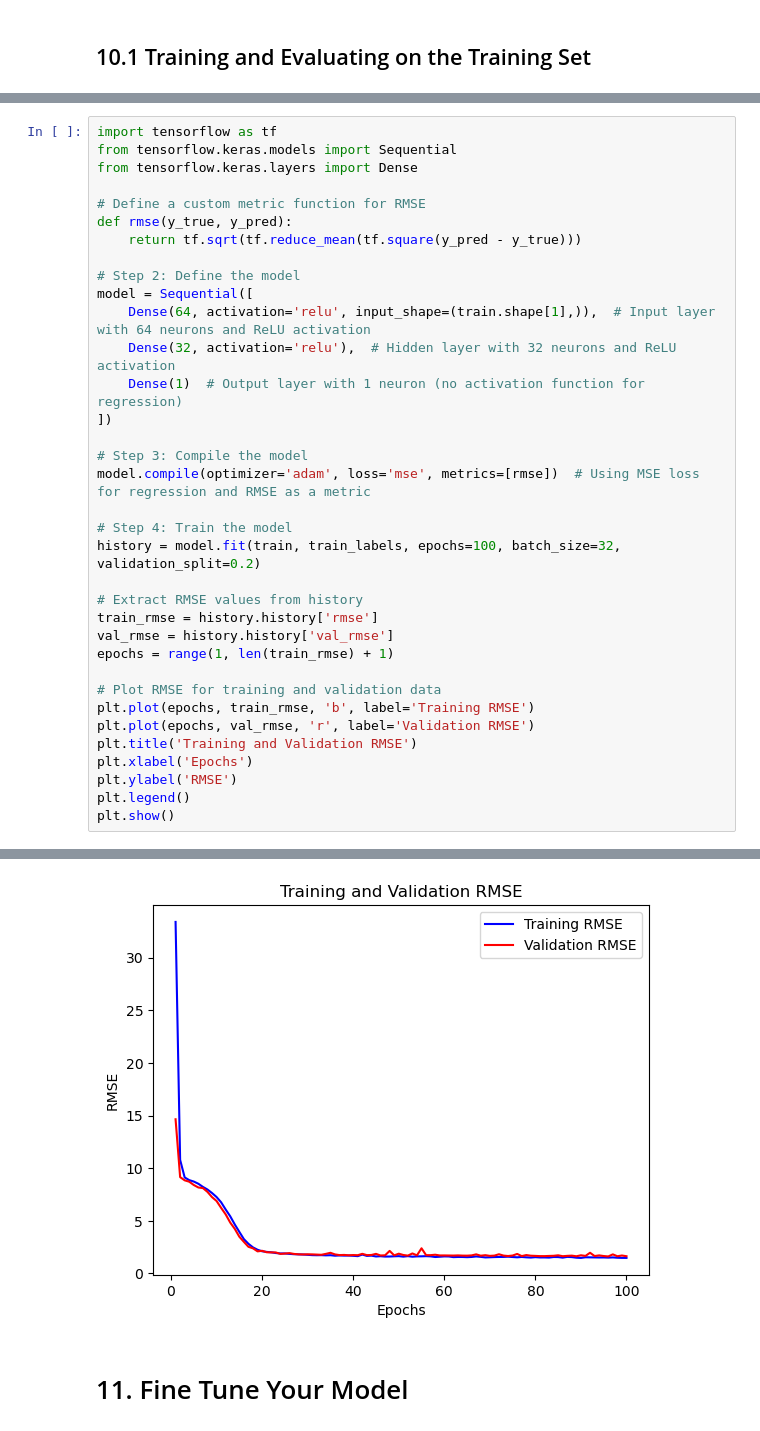
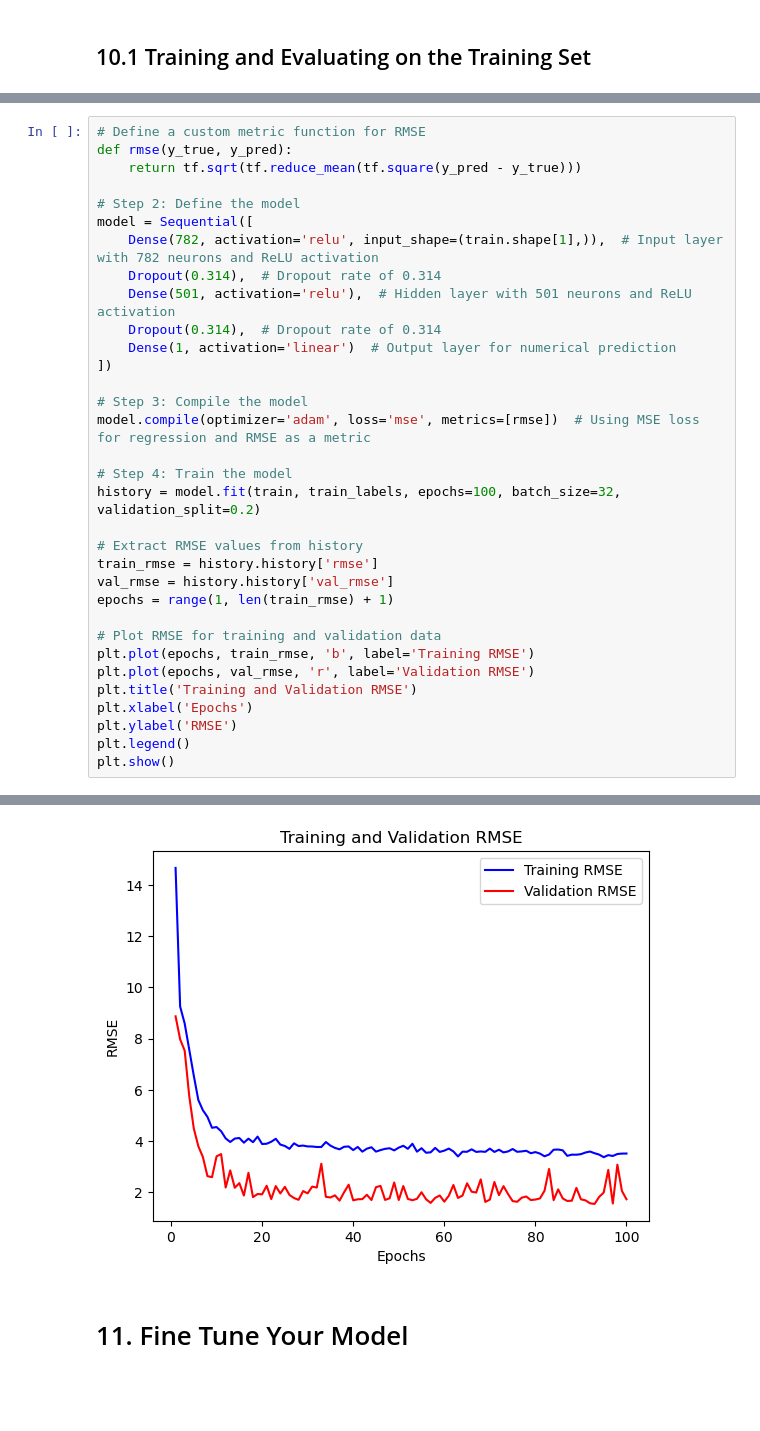
Before and after one commit to MarkPhamm/AI-Project, a Jupyter notebook: end-to-end.ipynb, the cells around one changed output, grey strips where cells are left out. Cells and saved outputs as stored; diff of their text form; blank space fills up the shorter version.

```diff
--- a/end-to-end.ipynb
+++ b/end-to-end.ipynb
@@ -660,17 +665,15 @@ def remove_outliers(df, column_names=None):
 # %%
-import tensorflow as tf
-from tensorflow.keras.models import Sequential
-from tensorflow.keras.layers import Dense
-
 # Define a custom metric function for RMSE
 def rmse(y_true, y_pred):
     return tf.sqrt(tf.reduce_mean(tf.square(y_pred - y_true)))
 
 # Step 2: Define the model
 model = Sequential([
-    Dense(64, activation='relu', input_shape=(train.shape[1],)),  # Input layer with 64 neurons and ReLU activation
-    Dense(32, activation='relu'),  # Hidden layer with 32 neurons and ReLU activation
-    Dense(1)  # Output layer with 1 neuron (no activation function for regression)
+    Dense(782, activation='relu', input_shape=(train.shape[1],)),  # Input layer with 782 neurons and ReLU activation
+    Dropout(0.314),  # Dropout rate of 0.314
+    Dense(501, activation='relu'),  # Hidden layer with 501 neurons and ReLU activation
+    Dropout(0.314),  # Dropout rate of 0.314
+    Dense(1, activation='linear')  # Output layer for numerical prediction
 ])
 
 # Step 3: Compile the model
@@ -713,4 +716,4 @@ Epoch 100/100
-[figure, old version]
+[figure, new version]
 # %% [markdown]
 # 11. Fine Tune Your Model
 # %% [markdown]
```
Also changed, not shown: parts of 6 cells of this notebook, 1 other file.
